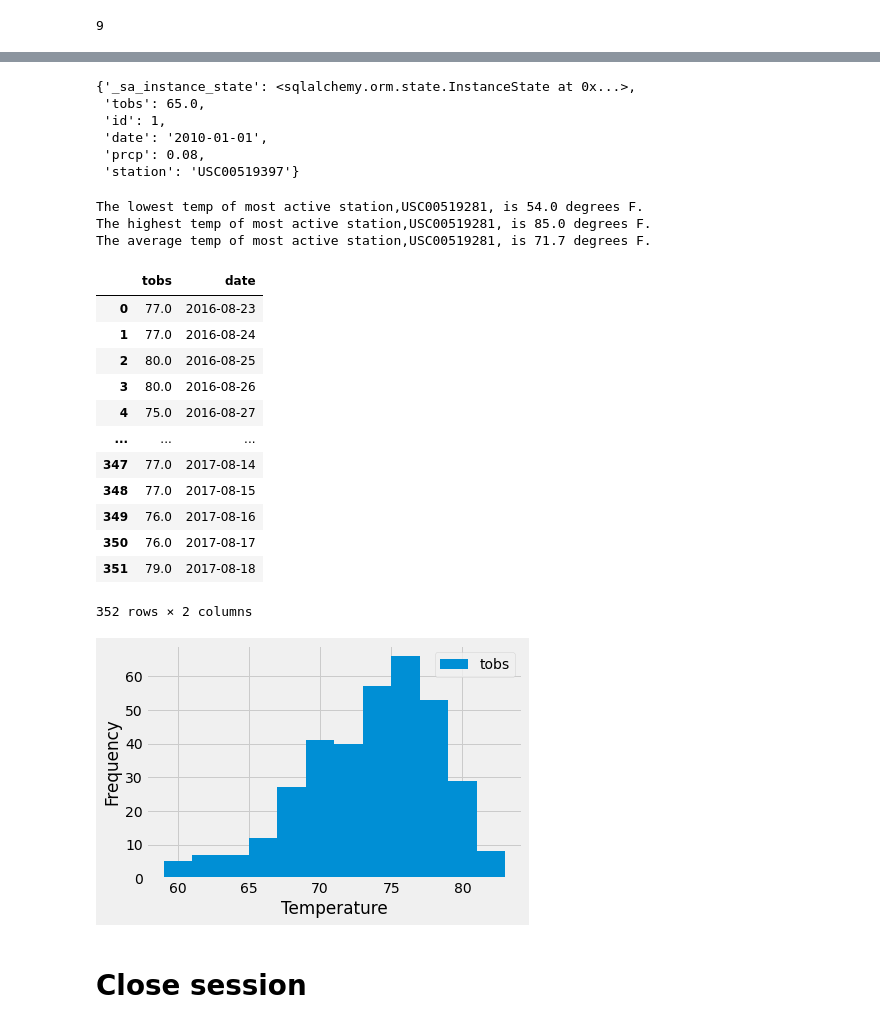
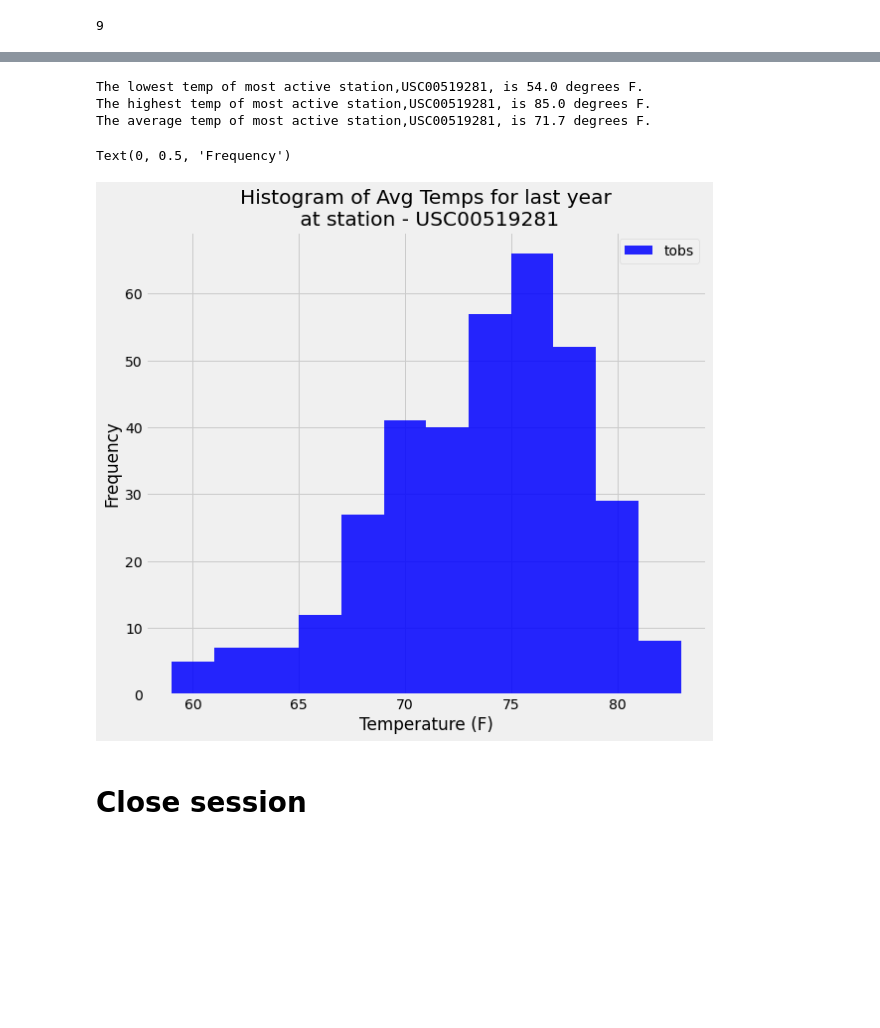
Before and after one commit to cmbutler83/sqlalchemy-challenge, a Jupyter notebook: Instructions/climate_starter.ipynb, the cells around one changed output, grey strips where cells are left out. Drawn from its saved outputs; the diff is of its cells as text; code cells hidden in the pictures; blank space fills up the shorter version.

```diff
--- a/Instructions/climate_starter.ipynb
+++ b/Instructions/climate_starter.ipynb
@@ -35,7 +35,7 @@ Base.classes.keys()
 # %%
 # Save references to each table
 Measurement = Base.classes.measurement
-Station = Base.classes.measurement
+Station = Base.classes.station
 # %%
 # Create our session (link) from Python to the DB
 session = Session(engine)
@@ -42,5 +50,5 @@ session = Session(engine)
 # %% [markdown]
 # Exploratory Precipitation Analysis
 # %%
-recent_date = session.query(Measurement).order_by(Measurement.date.desc()).first()
-recent_date.__dict__
+recent_date = session.query(Measurement.date).order_by(Measurement.date.desc()).first()[0]
+recent_date = dt.datetime.strptime(recent_date, "%Y-%m-%d")
@@ -249,5 +128,14 @@ len(stations)
 # %%
 # Design a query to find the most active stations (i.e. what stations have the most rows?)
-grouped_stations = session.query(Station.station, func.count(Station.station)).group_by(Station.station).order_by(func.count(Station.station).desc()).all()
-grouped_stations
+from pprint import pprint
+# List the stations and the counts in descending order.
+active_stations = (
+            session.query(Measurement.station, Station.name,func.count(Measurement.id))
+            .filter(Measurement.station == Station.station)
+            .group_by(Measurement.station)
+            .order_by(func.count(Measurement.id).desc())
+            .all()
+            )
+
+pprint(active_stations)
 # %% [output]
@@ -263,13 +151,2 @@ grouped_stations
-# %%
-# viewing session query data layout
-station_query = session.query(Station).first()
-station_query.__dict__
-# %% [output]
-{'_sa_instance_state': <sqlalchemy.orm.state.InstanceState at 0x...>,
- 'tobs': 65.0,
- 'id': 1,
- 'date': '2010-01-01',
- 'prcp': 0.08,
- 'station': 'USC00519397'}
 # %%
 # Using the most active station id from the previous query, calculate the lowest, highest, and average temperature.
@@ -287,34 +164,29 @@ The average temp of most active station,USC00519281, is 71.7 degrees F.
 # %%
 # Using the most active station id
 # Query the last 12 months of temperature observation data for this station and plot the results as a histogram
-temperatures = session.query(Station.tobs,Station.date).filter(Station.station == 'USC00519281').filter(Station.date >= '2016-08-23').all()
-temp_df = pd.DataFrame(temperatures)
-temp_df
+temp_results = (
+    session.query(Measurement.date, Measurement.tobs)
+    .filter(Measurement.date > last_year)
+    .filter(Measurement.station == active_stations[0][0])
+    .order_by(Measurement.date)
+    .all()
+)
+
+# Convert query object to dataframe
+temp_df = pd.DataFrame(temp_results)
+temp_df = temp_df.set_index("date").sort_index(ascending=True)
+
+
+# Render the Histogram plot
+temp_df.plot(kind="hist", color="blue", bins=12, alpha=0.85, figsize=(9, 8))
+plt.title(
+    f"Histogram of Avg Temps for last year\n at station - {active_stations[0][0]}"
+)
+plt.xlabel("Temperature (F)")
+plt.ylabel("Frequency")
 # %% [output]
-|  | tobs | date |
-| 0 | 77.0 | 2016-08-23 |
-| 1 | 77.0 | 2016-08-24 |
-| 2 | 80.0 | 2016-08-25 |
-| 3 | 80.0 | 2016-08-26 |
-| 4 | 75.0 | 2016-08-27 |
-| ... | ... | ... |
-| 347 | 77.0 | 2017-08-14 |
-| 348 | 77.0 | 2017-08-15 |
-| 349 | 76.0 | 2017-08-16 |
-| 350 | 76.0 | 2017-08-17 |
-| 351 | 79.0 | 2017-08-18 |
-352 rows × 2 columns
+Text(0, 0.5, 'Frequency')
+[figure, added]
-# %%
-a = np.array(temperatures)
-legend = ['tobs']
-fig, ax = plt.subplots()
-ax.hist(a, bins = 12)
-plt.xlabel("Temperature")
-plt.ylabel("Frequency")
-plt.legend(legend)
-plt.show()
-# %% [output]
-[figure, removed]
 # %% [markdown]
 # Close session
 # %%
```
Also changed, not shown: parts of 21 cells of this notebook.
